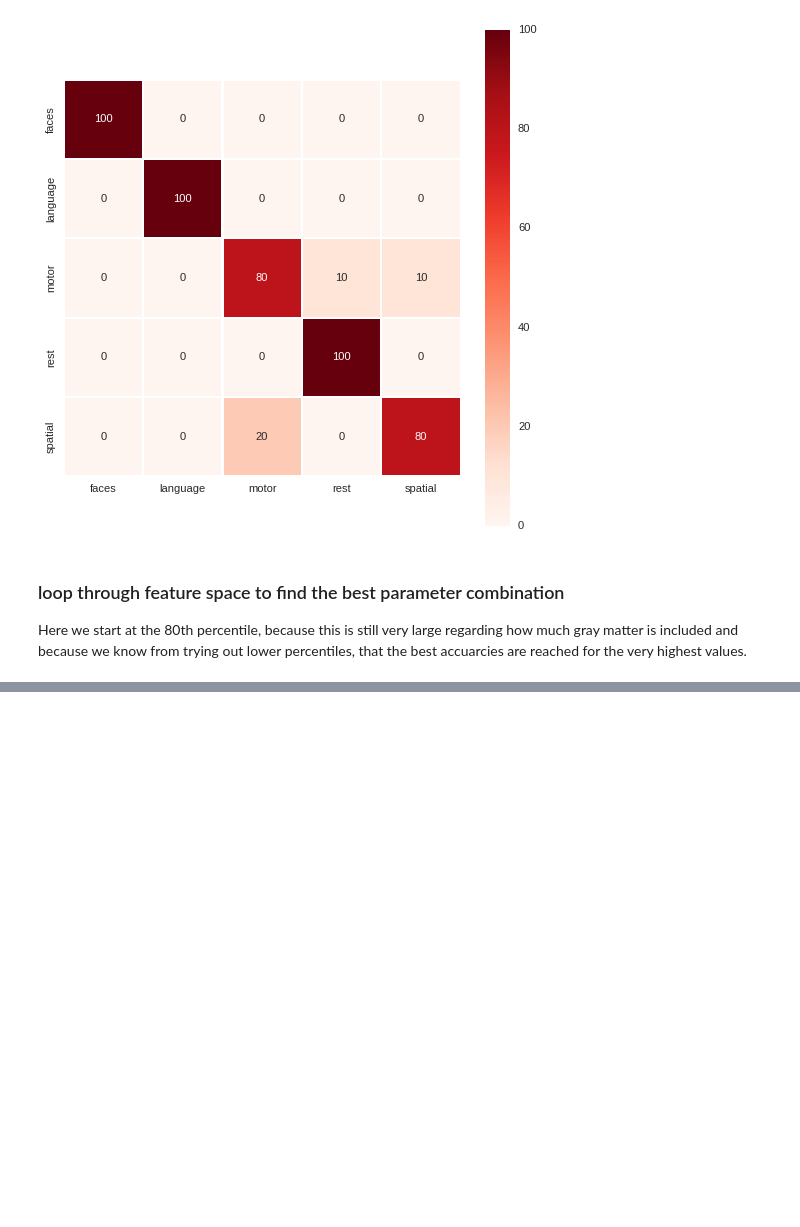
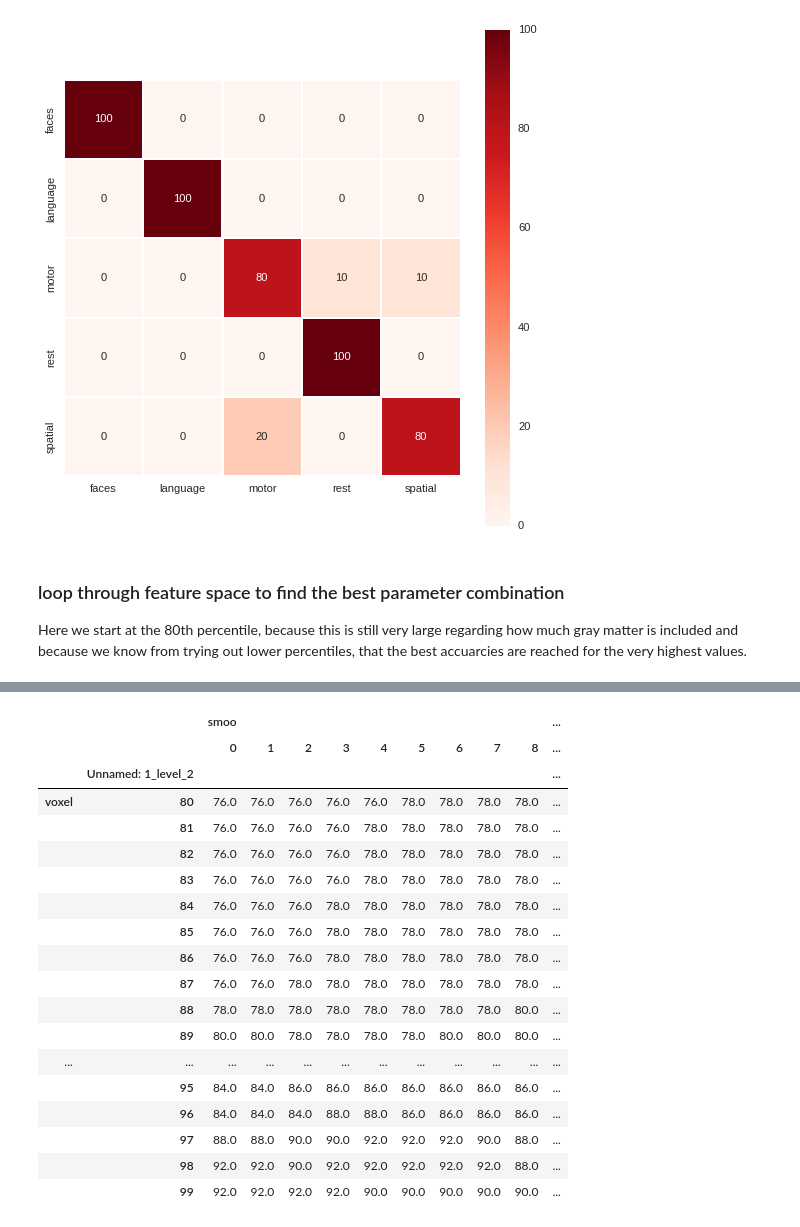
Before and after one commit to mwegrzyn/thoughtExperiment, a Jupyter notebook: notebooks/_001_training.ipynb, the cells around one changed output, grey strips where cells are left out. Saved outputs shown, nothing was run; the diff lists cells and outputs as text; code cells hidden in the pictures; blank space fills up the shorter version.

```diff
--- a/notebooks/_001_training.ipynb
+++ b/notebooks/_001_training.ipynb
@@ -674,5 +704,25 @@ print datetime.now()
 # %%
 featureDf = pd.read_csv('../tables/featureDfTraining.csv',index_col=[0,1],header=[0,1])
 # %%
-featureDf.T
+featureDf
+# %% [output]
+|  |  | smoo |  |  |  |  |  |  |  |  | ... |
+|  |  | 0 | 1 | 2 | 3 | 4 | 5 | 6 | 7 | 8 | ... |
+|  | Unnamed: 1_level_2 |  |  |  |  |  |  |  |  |  | ... |
+| voxel | 80 | 76.0 | 76.0 | 76.0 | 76.0 | 76.0 | 78.0 | 78.0 | 78.0 | 78.0 | ... |
+|  | 81 | 76.0 | 76.0 | 76.0 | 76.0 | 78.0 | 78.0 | 78.0 | 78.0 | 78.0 | ... |
+|  | 82 | 76.0 | 76.0 | 76.0 | 76.0 | 78.0 | 78.0 | 78.0 | 78.0 | 78.0 | ... |
+|  | 83 | 76.0 | 76.0 | 76.0 | 76.0 | 78.0 | 78.0 | 78.0 | 78.0 | 78.0 | ... |
+|  | 84 | 76.0 | 76.0 | 76.0 | 78.0 | 78.0 | 78.0 | 78.0 | 78.0 | 78.0 | ... |
+|  | 85 | 76.0 | 76.0 | 76.0 | 78.0 | 78.0 | 78.0 | 78.0 | 78.0 | 78.0 | ... |
+|  | 86 | 76.0 | 76.0 | 76.0 | 78.0 | 78.0 | 78.0 | 78.0 | 78.0 | 78.0 | ... |
+|  | 87 | 76.0 | 76.0 | 78.0 | 78.0 | 78.0 | 78.0 | 78.0 | 78.0 | 78.0 | ... |
+|  | 88 | 78.0 | 78.0 | 78.0 | 78.0 | 78.0 | 78.0 | 78.0 | 78.0 | 80.0 | ... |
+|  | 89 | 80.0 | 80.0 | 78.0 | 78.0 | 78.0 | 78.0 | 80.0 | 80.0 | 80.0 | ... |
+| ... | ... | ... | ... | ... | ... | ... | ... | ... | ... | ... | ... |
+|  | 95 | 84.0 | 84.0 | 86.0 | 86.0 | 86.0 | 86.0 | 86.0 | 86.0 | 86.0 | ... |
+|  | 96 | 84.0 | 84.0 | 84.0 | 88.0 | 88.0 | 86.0 | 86.0 | 86.0 | 86.0 | ... |
+|  | 97 | 88.0 | 88.0 | 90.0 | 90.0 | 92.0 | 92.0 | 92.0 | 90.0 | 88.0 | ... |
+|  | 98 | 92.0 | 92.0 | 90.0 | 92.0 | 92.0 | 92.0 | 92.0 | 92.0 | 88.0 | ... |
+|  | 99 | 92.0 | 92.0 | 92.0 | 92.0 | 90.0 | 90.0 | 90.0 | 90.0 | 90.0 | ... |
 # %%
```
Also changed, not shown: parts of 12 cells of this notebook, 2 other files.
